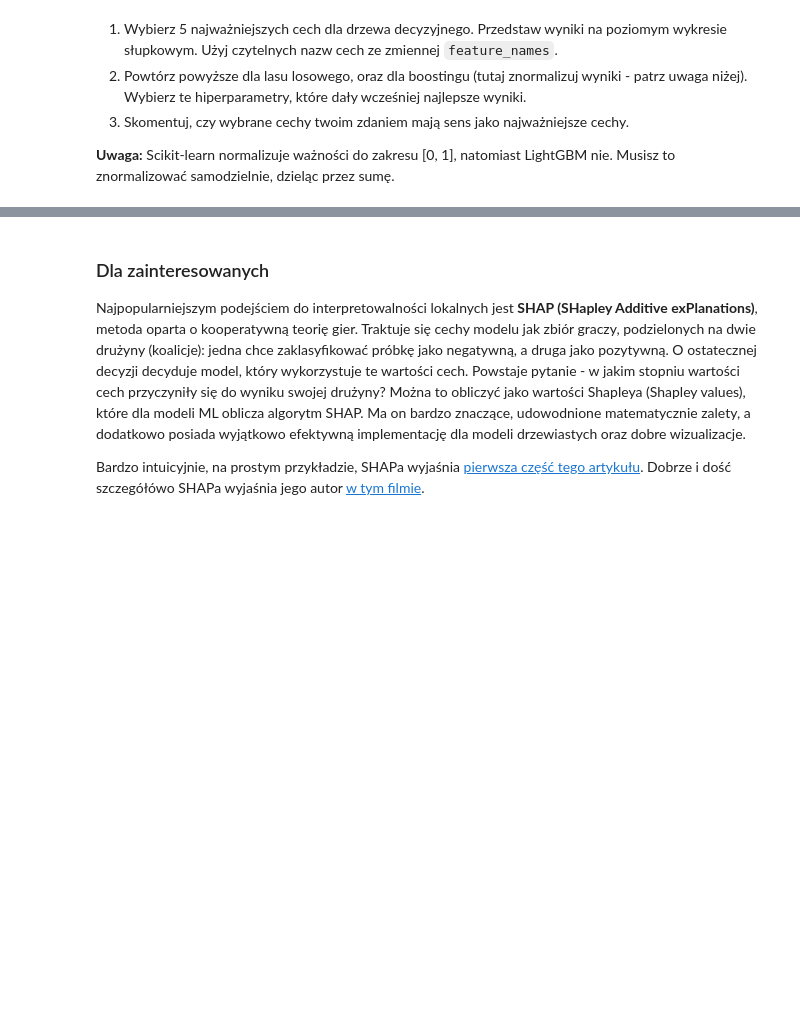
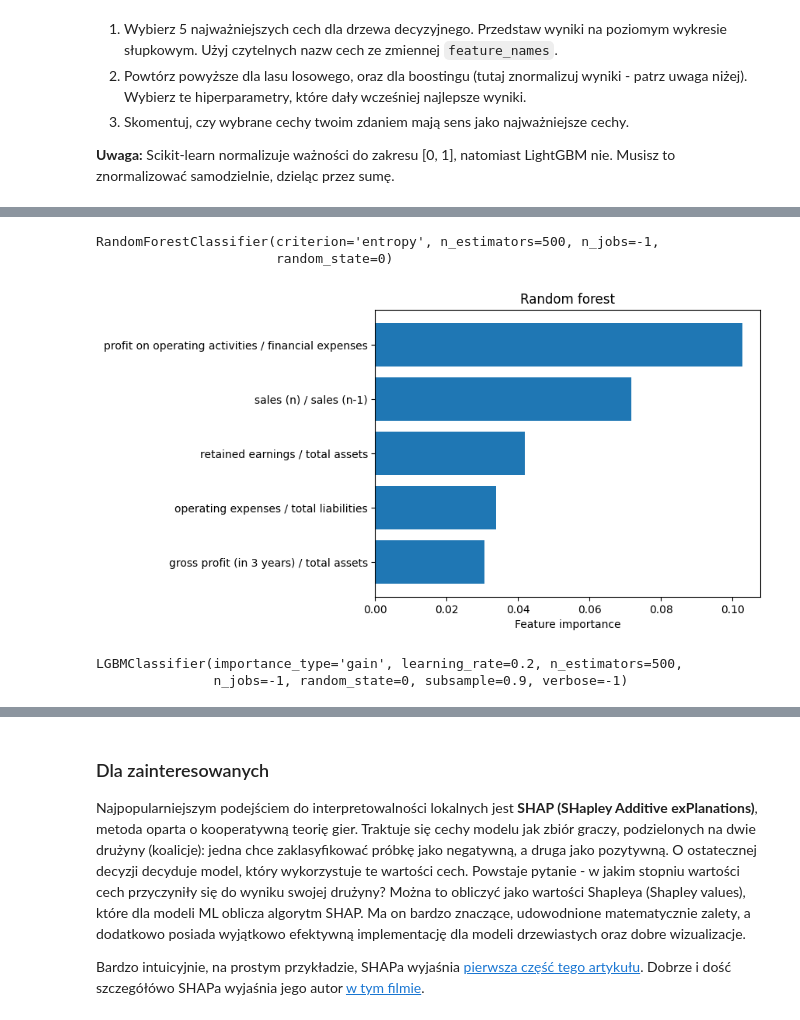
Before and after one commit to mpodmokly/sztuczna-inteligencja, a Jupyter notebook: lab2/lab_2.ipynb, the cells around one changed output, grey strips where cells are left out. Saved outputs shown, nothing was run; the diff lists cells and outputs as text; code cells hidden in the pictures; blank space fills up the shorter version.

```diff
--- a/lab2/lab_2.ipynb
+++ b/lab2/lab_2.ipynb
@@ -469,0 +676,31 @@ Ze względu na powyższe, ważności cech normalizuje się często do zakresu [0
+# %%
+clf_forest = RandomForestClassifier(n_estimators=500, criterion="entropy", random_state=0, n_jobs=-1)
+clf_forest.fit(X_train_res, y_train_res)
+# %% [output]
+RandomForestClassifier(criterion='entropy', n_estimators=500, n_jobs=-1,
+                       random_state=0)
+# %%
+features_forest = np.argsort(clf_forest.feature_importances_)[-5:]
+
+plt.barh(np.array(feature_names)[features_forest], clf_forest.feature_importances_[features_forest])
+plt.xlabel("Feature importance")
+plt.title("Random forest")
+plt.show()
+# %% [output]
+[figure, added]
+# %%
+clf_boosting = LGBMClassifier(
+    n_estimators=500,
+    learning_rate=0.2,
+    colsample_bytree=1.0,
+    num_leaves=31,
+    subsample=0.9,
+    importance_type="gain",
+    random_state=0,
+    n_jobs=-1,
+    verbose=-1
+)
+clf_boosting.fit(X_train_res, y_train_res)
+# %% [output]
+LGBMClassifier(importance_type='gain', learning_rate=0.2, n_estimators=500,
+               n_jobs=-1, random_state=0, subsample=0.9, verbose=-1)
```
Also changed, not shown: parts of 41 cells of this notebook.
